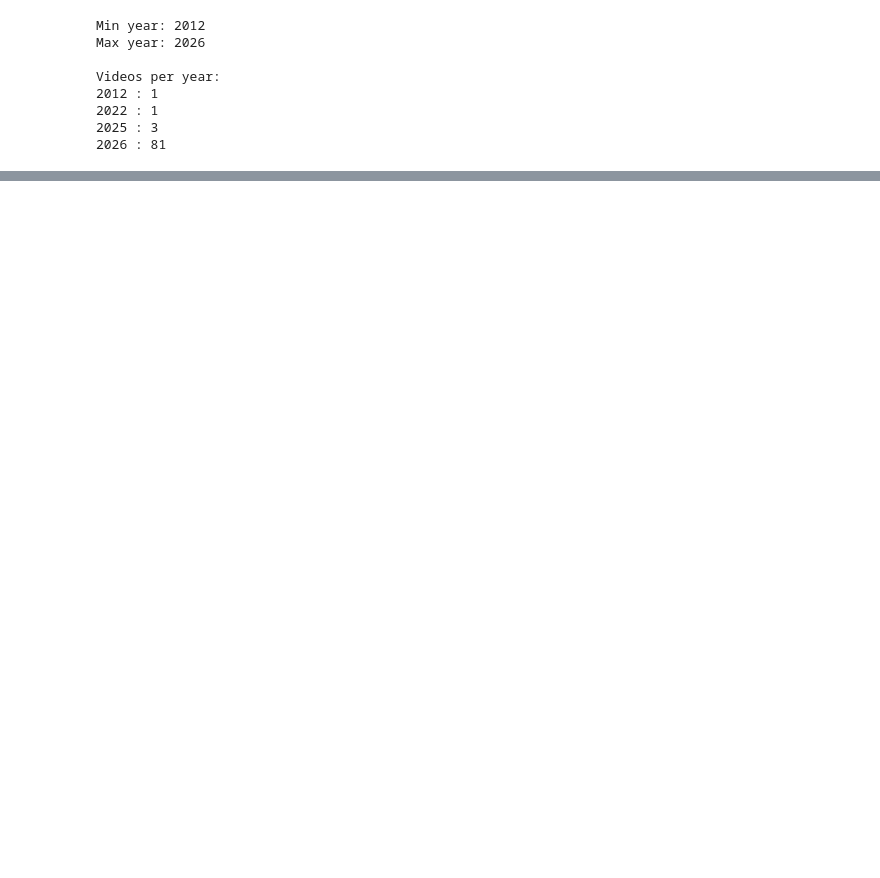
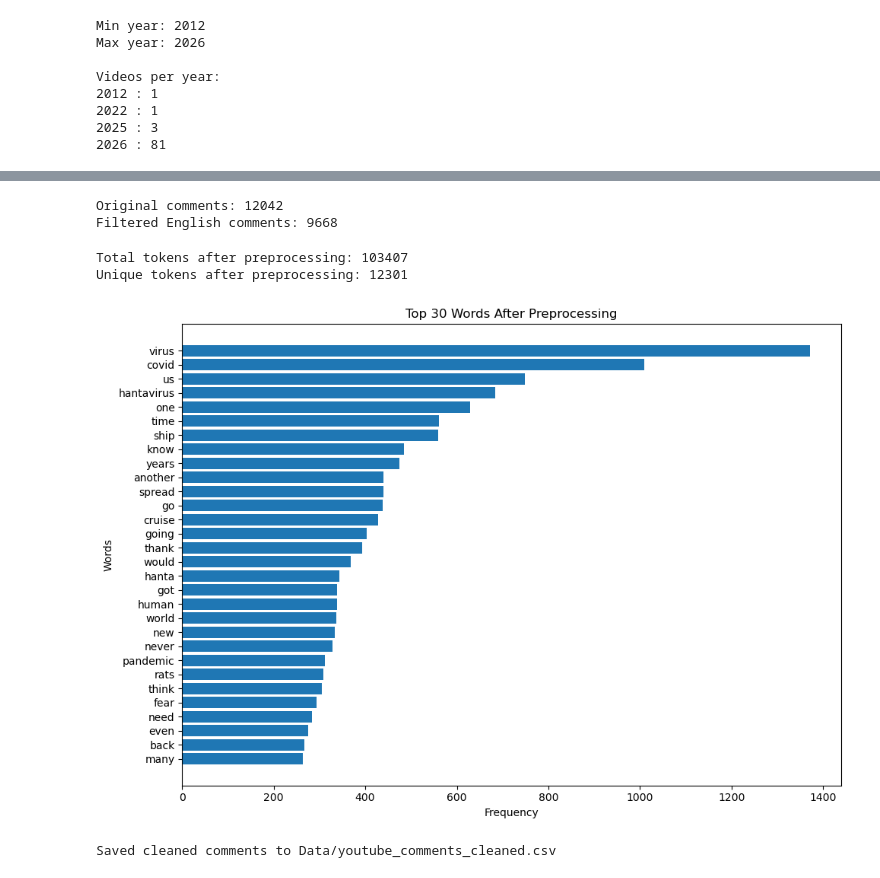
Before and after one commit to BenB51/UGGroup11_SocialMedia_A2, a Jupyter notebook: Youtube_Analysis.ipynb, the cells around one changed output, grey strips where cells are left out. Drawn from its saved outputs; the diff is of its cells as text; code cells hidden in the pictures; blank space fills up the shorter version.

```diff
--- a/Youtube_Analysis.ipynb
+++ b/Youtube_Analysis.ipynb
@@ -482,0 +657,20 @@ This section prepares the collected YouTube comments for analysis. The preproces
+# %%
+# helper function to check if text is english
+def is_english(text):
+    lang, _ = langid.classify(text)
+    return lang == "en"
+
+# filter to english comments only
+comments_df["word_count"] = comments_df["cleanComment"].str.split().str.len()
+
+comments_df["is_english"] = comments_df["cleanComment"].apply(
+    lambda text: is_english(text) if len(text.split()) > 3 else False
+)
+
+english_comments_df = comments_df[comments_df["is_english"]].copy()
+
+print("Original comments:", len(comments_df))
+print("Filtered English comments:", len(english_comments_df))
+# %% [output]
+Original comments: 12042
+Filtered English comments: 9668
@@ -482,0 +714,45 @@ This section prepares the collected YouTube comments for analysis. The preproces
+# %%
+# apply preprocessing to english comments
+english_comments_df["tokens"] = english_comments_df["cleanComment"].apply(
+    lambda text: processText(text, tweetTokeniser, all_stopwords)
+)
+
+# flatten all tokens for term frequency analysis
+comments_tokens = []
+
+for tokens in english_comments_df["tokens"]:
+    comments_tokens.extend(tokens)
+
+commentTermFreqCounter = Counter(comments_tokens)
+
+print("Total tokens after preprocessing:", len(comments_tokens))
+print("Unique tokens after preprocessing:", len(commentTermFreqCounter))
+# %% [output]
+Total tokens after preprocessing: 103407
+Unique tokens after preprocessing: 12301
+# %%
+# show top words after preprocessing
+top_processed_words = commentTermFreqCounter.most_common(30)
+
+terms = [word for word, count in top_processed_words]
+values = [count for word, count in top_processed_words]
+
+plt.figure(figsize=(10, 7))
+plt.barh(terms, values)
+plt.gca().invert_yaxis()
+
+plt.title("Top 30 Words After Preprocessing")
+plt.xlabel("Frequency")
+plt.ylabel("Words")
+
+plt.tight_layout()
+plt.show()
+# %% [output]
+[figure, added]
+# %%
+# save cleaned english comments for later sentiment analysis
+english_comments_df.to_csv("Data/youtube_comments_cleaned.csv", index=False)
+
+print("Saved cleaned comments to Data/youtube_comments_cleaned.csv")
+# %% [output]
+Saved cleaned comments to Data/youtube_comments_cleaned.csv
```
Also changed, not shown: parts of 21 cells of this notebook, 1 other file.
